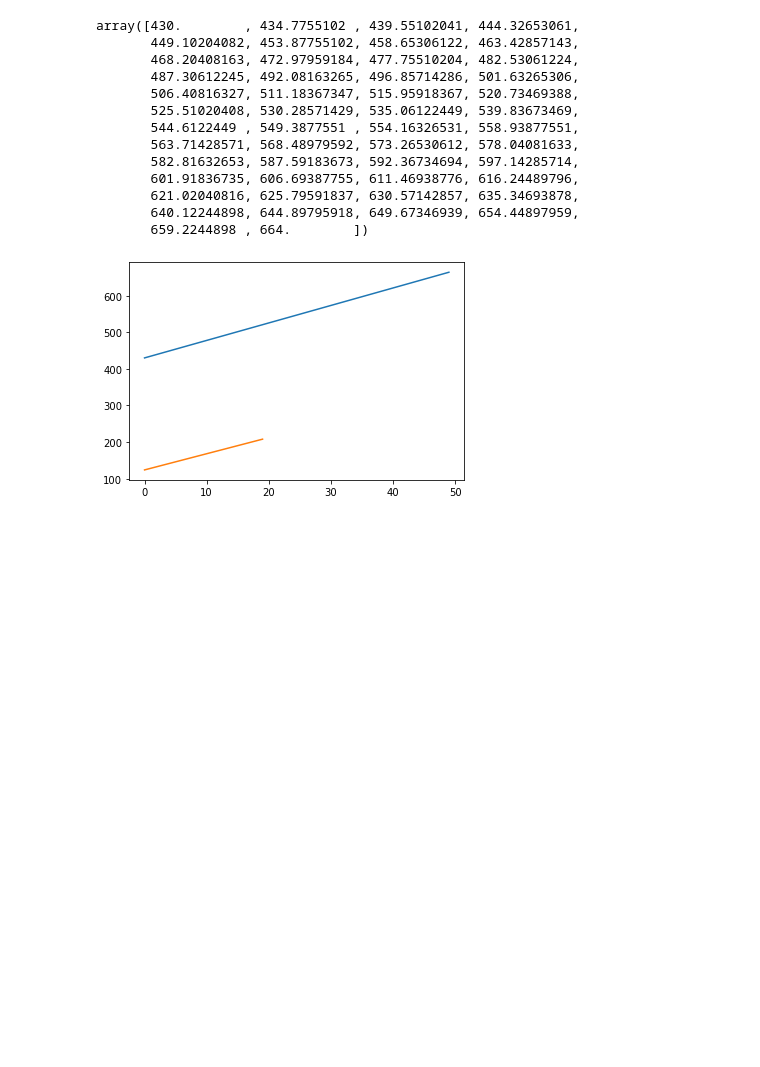
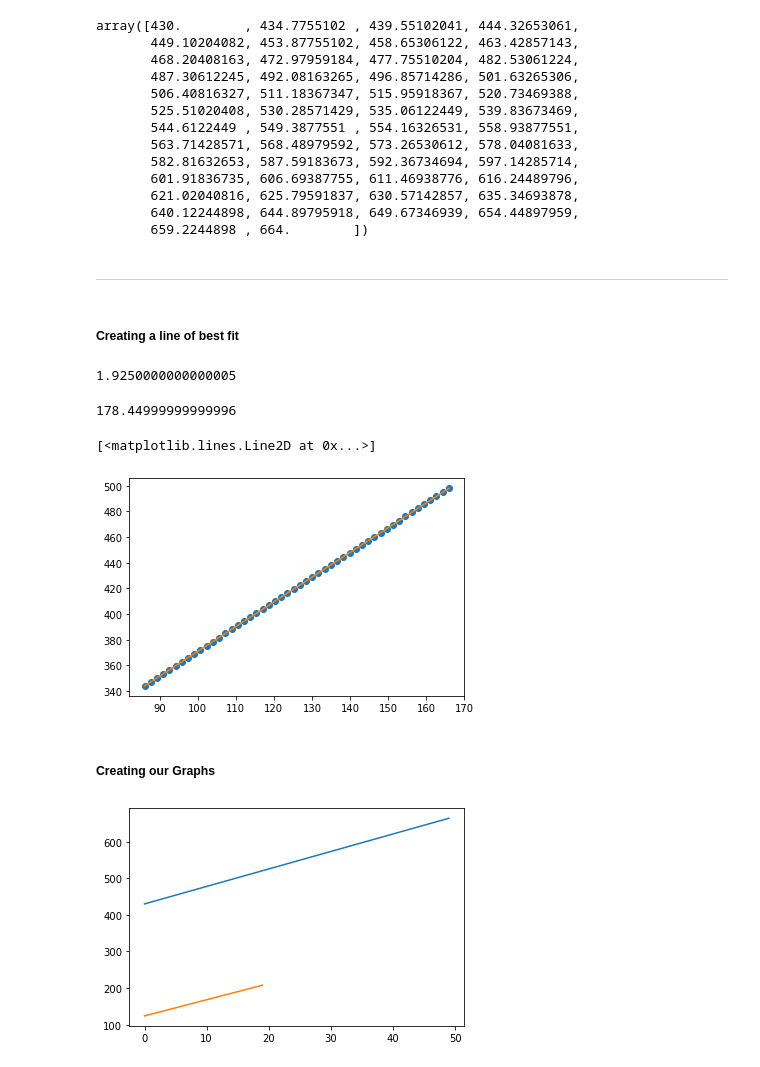
Before and after one commit to jonkavana/FODA-Assessment-2020, a Jupyter notebook: FODA - Task File.ipynb, the cells around one changed output. Cells and saved outputs as stored; diff of their text form; code cells hidden in the pictures; blank space fills up the shorter version.

```diff
--- a/FODA - Task File.ipynb
+++ b/FODA - Task File.ipynb
@@ -501,6 +521,27 @@ array([430.        , 434.7755102 , 439.55102041, 444.32653061,
        621.02040816, 625.79591837, 630.57142857, 635.34693878,
        640.12244898, 644.89795918, 649.67346939, 654.44897959,
        659.2244898 , 664.        ])
+# %% [markdown]
+___
+# %% [markdown]
+##### Creating a line of best fit
+# %%
+m, b = np.polyfit(Lis1xy, Lis2xy, 1)
+print(m)
+# %% [output]
+1.9250000000000005
+# %%
+print(b)
+# %% [output]
+178.44999999999996
+# %%
+plt.plot(Lis1xy, Lis2xy, 'o')
+plt.plot(Lis1xy, m*Lis1xy + b)
+# %% [output]
+[<matplotlib.lines.Line2D at 0x...>]
+[figure, added]
+# %% [markdown]
+##### Creating our Graphs
 # %%
 plt.plot(Combo34)
 plt.plot(Combo12)
```
Also changed, not shown: parts of 28 cells of this notebook, 1 other file.
